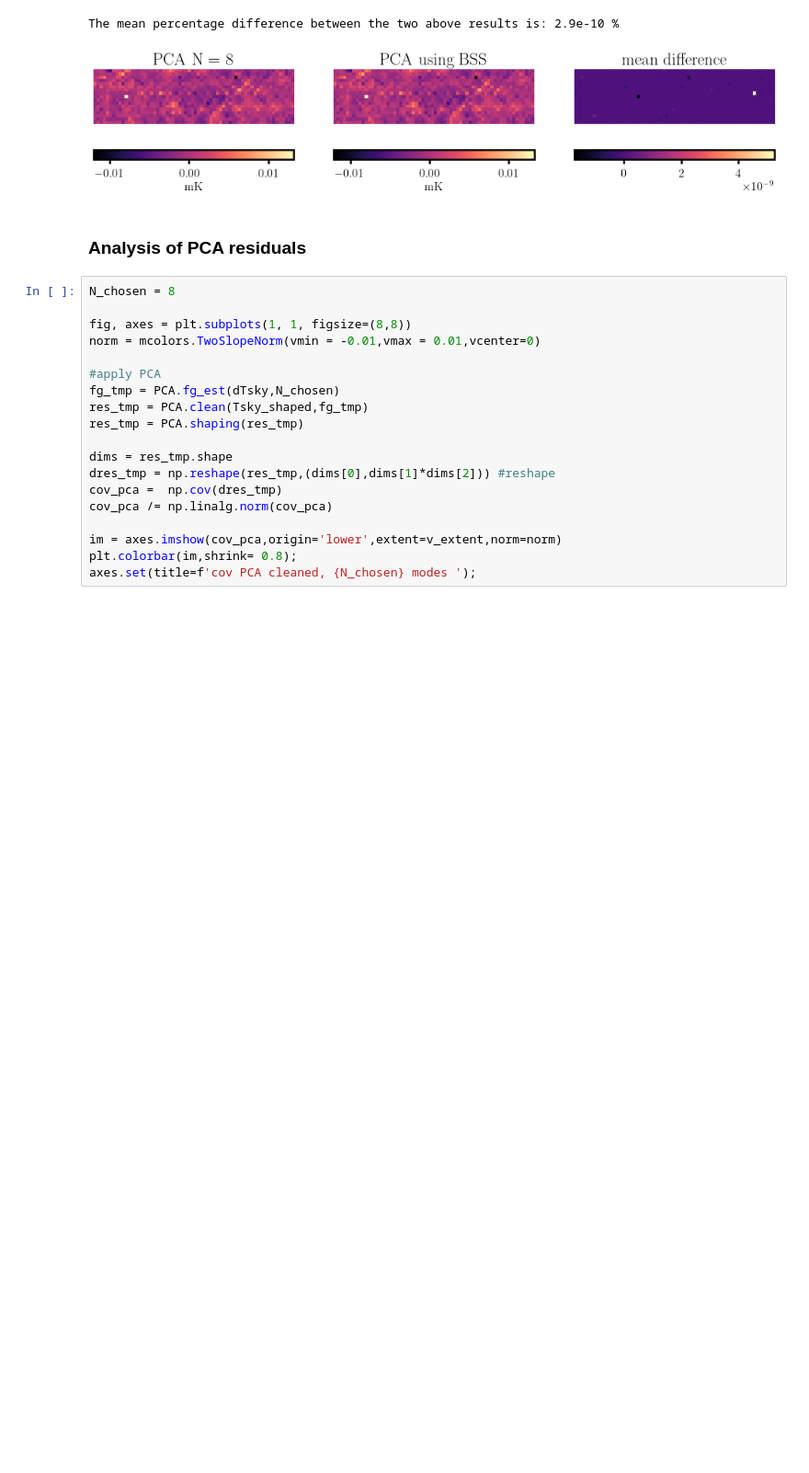
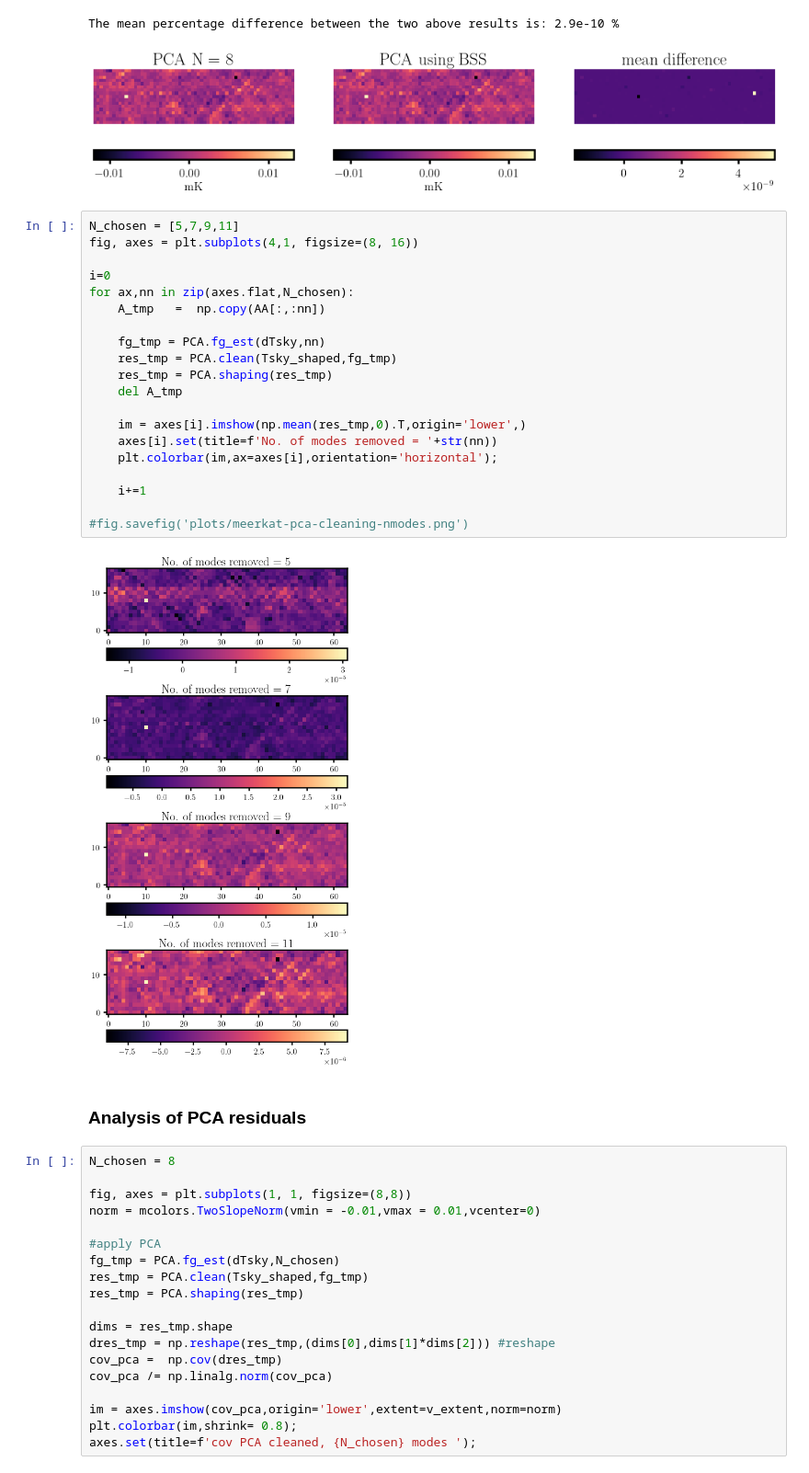
Before and after one commit to graciemcgill/ForegroundCleaningWithPCA, a Jupyter notebook: PCA_FOR_MEERKAT_DATA.ipynb, the cells around one changed output. Shown at 92% size. Cells and saved outputs as stored; diff of their text form; blank space fills up the shorter version.

```diff
--- a/PCA_FOR_MEERKAT_DATA.ipynb
+++ b/PCA_FOR_MEERKAT_DATA.ipynb
@@ -226,6 +229,28 @@ for k in range(3):
 # %% [output]
 The mean percentage difference between the two above results is: 2.9e-10 %
 [figure]
+# %%
+N_chosen = [5,7,9,11]
+fig, axes = plt.subplots(4,1, figsize=(8, 16))
+
+i=0
+for ax,nn in zip(axes.flat,N_chosen):
+    A_tmp   =  np.copy(AA[:,:nn])
+
+    fg_tmp = PCA.fg_est(dTsky,nn)
+    res_tmp = PCA.clean(Tsky_shaped,fg_tmp)
+    res_tmp = PCA.shaping(res_tmp)
+    del A_tmp
+
+    im = axes[i].imshow(np.mean(res_tmp,0).T,origin='lower',)
+    axes[i].set(title=f'No. of modes removed = '+str(nn))
+    plt.colorbar(im,ax=axes[i],orientation='horizontal');
+
+    i+=1
+
+#fig.savefig('plots/meerkat-pca-cleaning-nmodes.png')
+# %% [output]
+[figure, added]
 # %% [markdown]
 ### Analysis of PCA residuals
 # %%
```
Also changed, not shown: parts of 8 cells of this notebook, 3 other files.
